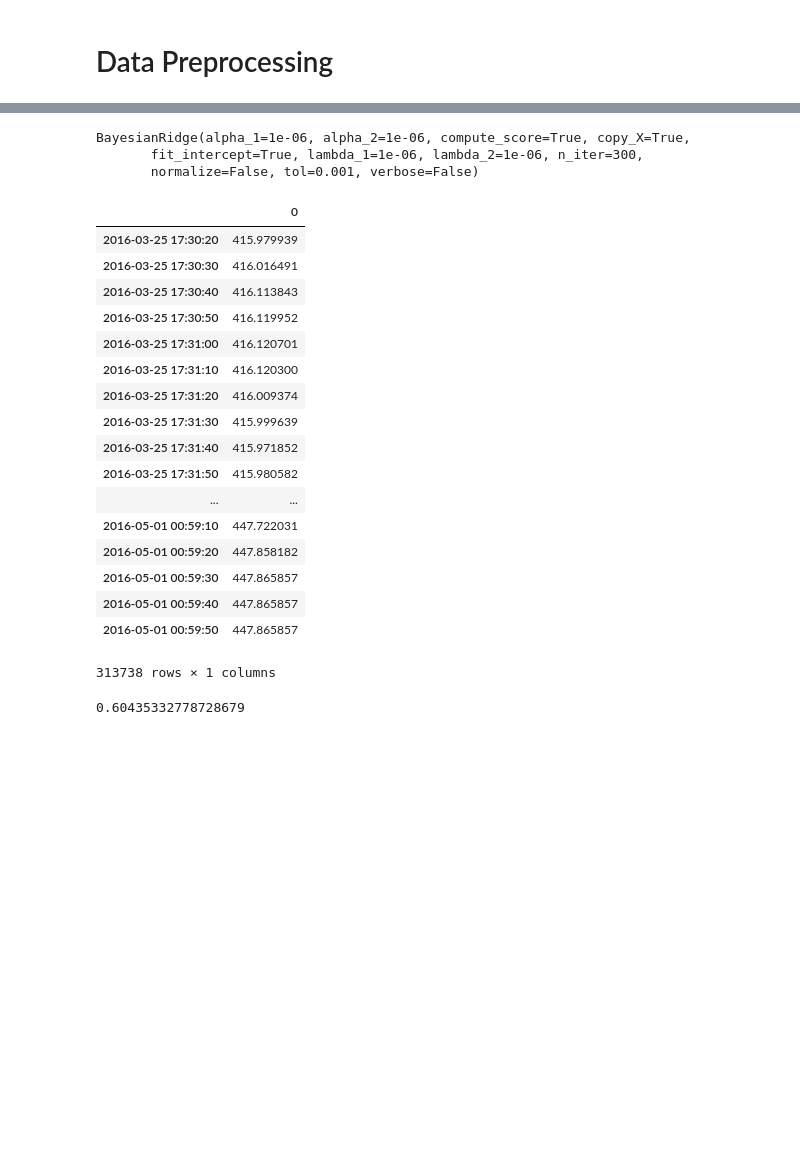
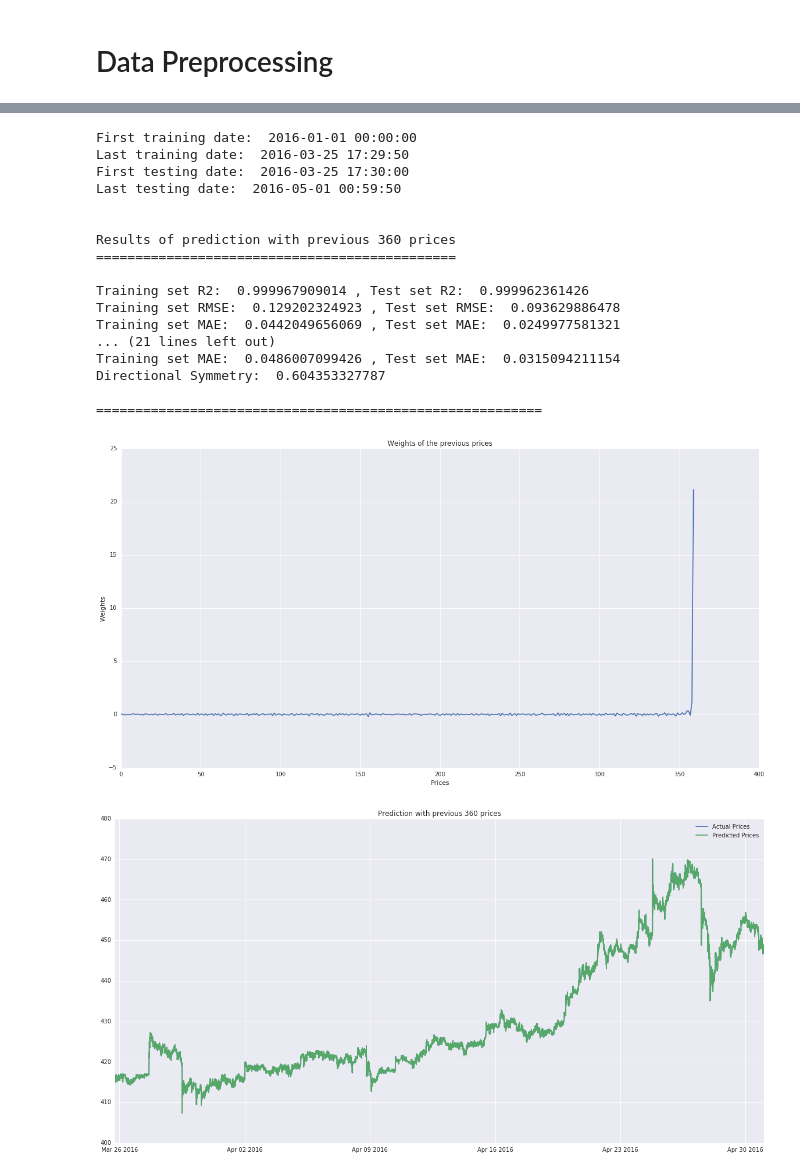
Before and after one commit to Lucsanszky/btc-price-prediction, a Jupyter notebook: data-analysis/bayesian-ridge-regression.ipynb, the cells around one changed output, grey strips where cells are left out. Cells and saved outputs as stored; diff of their text form; code cells hidden in the pictures; blank space fills up the shorter version.

```diff
--- a/data-analysis/bayesian-ridge-regression.ipynb
+++ b/data-analysis/bayesian-ridge-regression.ipynb
@@ -44,7 +44,14 @@ np.set_printoptions(threshold=np.nan)
 sns.set()
 # %%
 path = '../btc-data/BTC_LOB_features_10s.csv'
-data = pd.read_csv(path, index_col = 0, parse_dates = True)
+data10s = pd.read_csv(path, index_col = 0, parse_dates = True)
+# %%
+data30s = data10s.reindex(pd.date_range(start = data10s.index[0], end = data10s.index[-1], freq='30s'))
+data1m = data10s.reindex(pd.date_range(start = data10s.index[0], end = data10s.index[-1], freq='60s'))
+data5m = data10s.reindex(pd.date_range(start = data10s.index[0], end = data10s.index[-1], freq='300s'))
+data10m = data10s.reindex(pd.date_range(start = data10s.index[0], end = data10s.index[-1], freq='600s'))
+
+datas = [data10s, data30s, data1m, data5m, data10m]
 # %% [markdown]
 # Data Preprocessing
 # %%
@@ -358,37 +238,22 @@ X_test.set_index(test_dates[2:])
-# %%
-clf = BayesianRidge(compute_score=True)
-clf.fit(X_train, y_train)
-# %% [output]
-BayesianRidge(alpha_1=1e-06, alpha_2=1e-06, compute_score=True, copy_X=True,
-       fit_intercept=True, lambda_1=1e-06, lambda_2=1e-06, n_iter=300,
-       normalize=False, tol=0.001, verbose=False)
-# %%
-pred = clf.predict(X_test)
-pd.DataFrame(pred, index = test_dates[2:])
-# %% [output]
-|  | 0 |
-| 2016-03-25 17:30:20 | 415.979939 |
-| 2016-03-25 17:30:30 | 416.016491 |
-| 2016-03-25 17:30:40 | 416.113843 |
-| 2016-03-25 17:30:50 | 416.119952 |
-| 2016-03-25 17:31:00 | 416.120701 |
-| 2016-03-25 17:31:10 | 416.120300 |
-| 2016-03-25 17:31:20 | 416.009374 |
-| 2016-03-25 17:31:30 | 415.999639 |
-| 2016-03-25 17:31:40 | 415.971852 |
-| 2016-03-25 17:31:50 | 415.980582 |
-| ... | ... |
-| 2016-05-01 00:59:10 | 447.722031 |
-| 2016-05-01 00:59:20 | 447.858182 |
-| 2016-05-01 00:59:30 | 447.865857 |
-| 2016-05-01 00:59:40 | 447.865857 |
-| 2016-05-01 00:59:50 | 447.865857 |
-313738 rows × 1 columns
-# %%
-act_ticks = list(map(lambda t: 1 if t[1] - t[0] >= 0 else -1, zip(y_test.values, y_test.values[1:])))
-pred_ticks = list(map(lambda t: 1 if t[1] - t[0] >= 0 else -1, zip(pred, pred[1:])))
-act_pred_cmp = list(map(lambda t: t[0] == t[1], zip(act_ticks, pred_ticks)))
-accuracy = np.sum(act_pred_cmp) / len(act_ticks)
-accuracy
-# %% [output]
-0.60435332778728679
+# %%
+evaluate(datas[0].copy())
+# %% [output]
+First training date:  2016-01-01 00:00:00
+Last training date:  2016-03-25 17:29:50
+First testing date:  2016-03-25 17:30:00
+Last testing date:  2016-05-01 00:59:50
+
+
+Results of prediction with previous 360 prices
+==============================================
+
+Training set R2:  0.999967909014 , Test set R2:  0.999962361426
+Training set RMSE:  0.129202324923 , Test set RMSE:  0.093629886478
+Training set MAE:  0.0442049656069 , Test set MAE:  0.0249977581321
+... (21 lines left out)
+Training set MAE:  0.0486007099426 , Test set MAE:  0.0315094211154
+Directional Symmetry:  0.604353327787
+
+=========================================================
+[figure, added]
+[figure, added]
```
Also changed, not shown: parts of 29 cells of this notebook, 3 other files.
